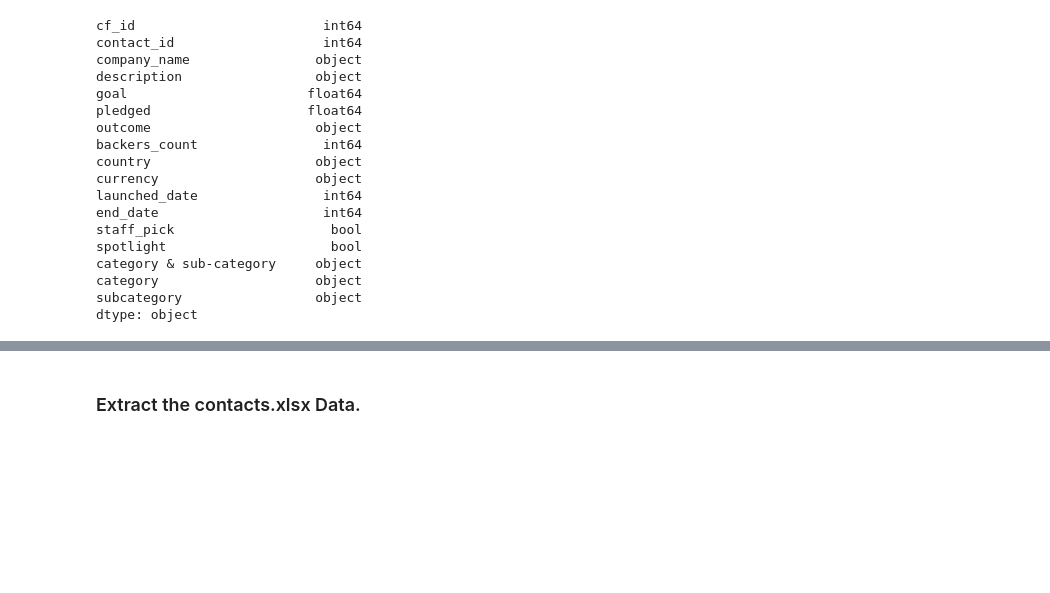
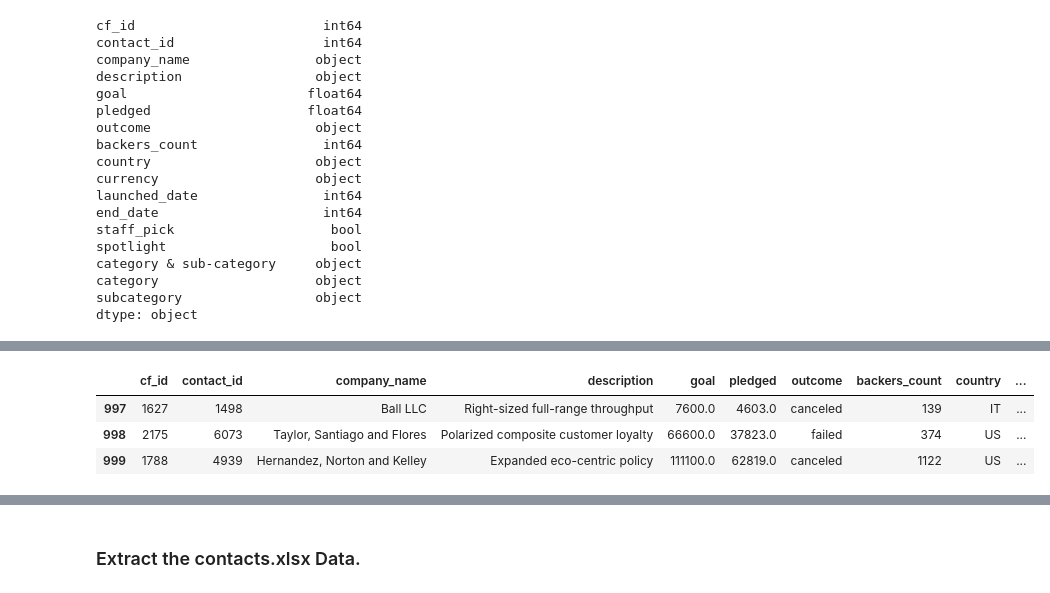
Before and after one commit to Amarilli/Crowdfunding_ETL, a Jupyter notebook: ETL_Mini_Project_ANovel_APatel.ipynb, the cells around one changed output, grey strips where cells are left out. Cells and saved outputs as stored; diff of their text form; code cells hidden in the pictures; blank space fills up the shorter version.

```diff
--- a/ETL_Mini_Project_ANovel_APatel.ipynb
+++ b/ETL_Mini_Project_ANovel_APatel.ipynb
@@ -253,3 +267,10 @@ from datetime import datetime as dt
 | 2 | 1812 | 4187 | Melton, Robinson and Fritz | Function-based leadingedge pricin... | 108400.0 | 142523.0 | successful | 1425 | AU | ... |
 | 3 | 2156 | 4941 | Mcdonald, Gonzalez and Ross | Vision-oriented fresh-thinking co... | 4200.0 | 2477.0 | failed | 24 | US | ... |
 | 4 | 1365 | 2199 | Larson-Little | Proactive foreground core | 7600.0 | 5265.0 | failed | 53 | US | ... |
+# %%
+campaign_df.tail(3)
+# %% [output]
+|  | cf_id | contact_id | company_name | description | goal | pledged | outcome | backers_count | country | ... |
+| 997 | 1627 | 1498 | Ball LLC | Right-sized full-range throughput | 7600.0 | 4603.0 | canceled | 139 | IT | ... |
+| 998 | 2175 | 6073 | Taylor, Santiago and Flores | Polarized composite customer loyalty | 66600.0 | 37823.0 | failed | 374 | US | ... |
+| 999 | 1788 | 4939 | Hernandez, Norton and Kelley | Expanded eco-centric policy | 111100.0 | 62819.0 | canceled | 1122 | US | ... |
```
Also changed, not shown: parts of 7 cells of this notebook.
